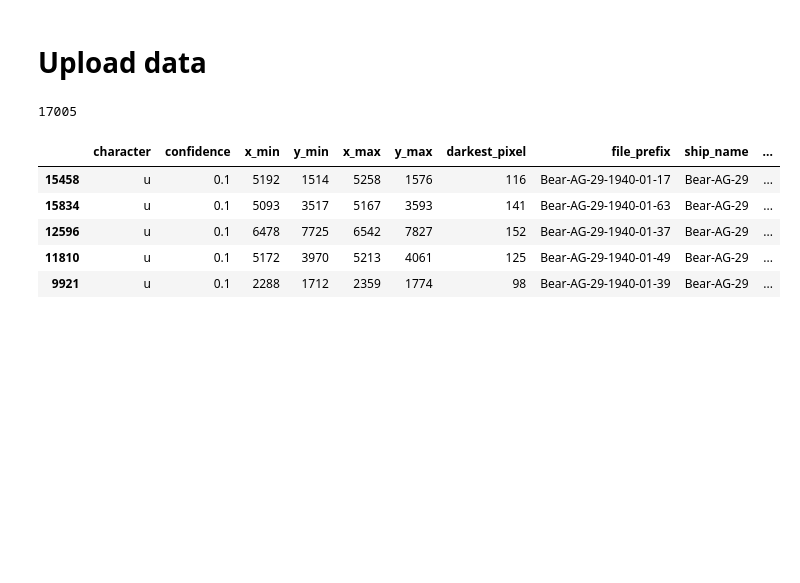
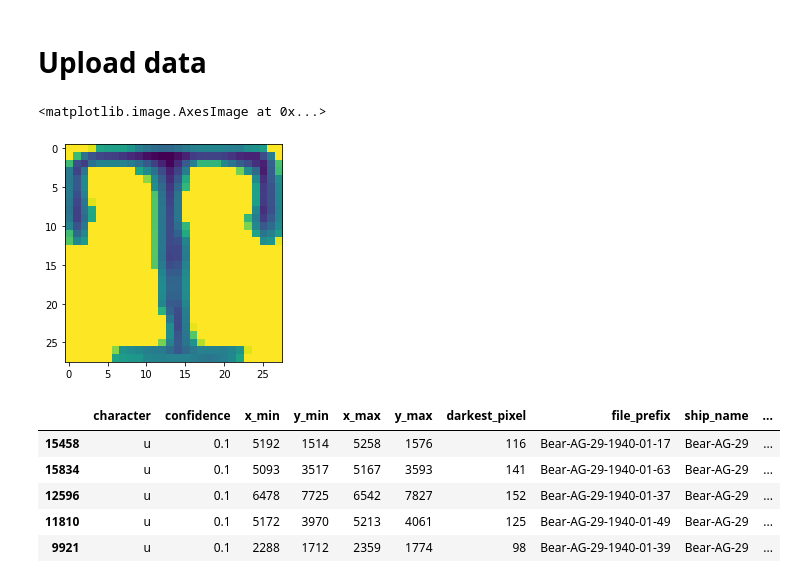
Before and after one commit to ggdhines/historical-transcriptions, a Jupyter notebook: notebooks/ocr followup.ipynb, the cells around one changed output. Drawn from its saved outputs; the diff is of its cells as text; code cells hidden in the pictures; blank space fills up the shorter version.

```diff
--- a/notebooks/ocr followup.ipynb
+++ b/notebooks/ocr followup.ipynb
@@ -246,10 +240,11 @@ _ = plt.imshow(results_display.generate_ideal(base_model,ideal_df,"4"))
 [figure]
 # %% [markdown]
 # Upload data
-# %%
-train_df[["mu","sigma"]] = base_model.characters_to_latent(train_images)
-# %% [output]
-17005
+# %%
+plt.imshow(train_images[4,:,:])
+# %% [output]
+<matplotlib.image.AxesImage at 0x...>
+[figure, added]
 # %%
 def show_image(df,index):
     of_interest = ["u"]
```
Also changed, not shown: parts of 5 cells of this notebook, 1 other file.
